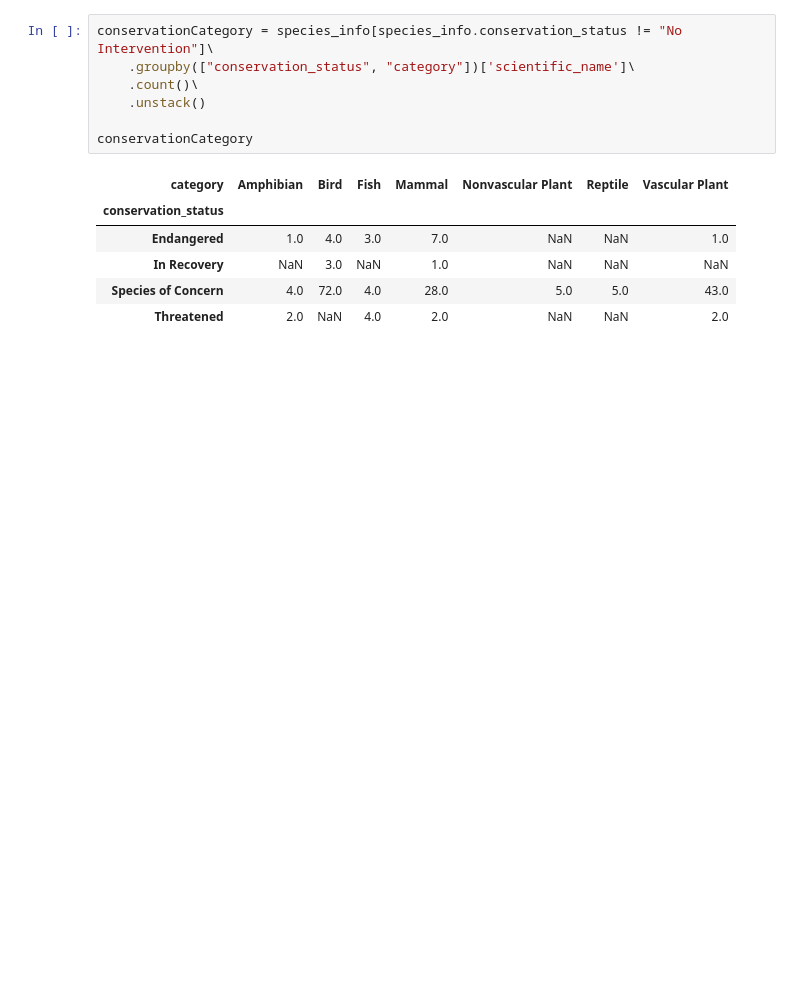
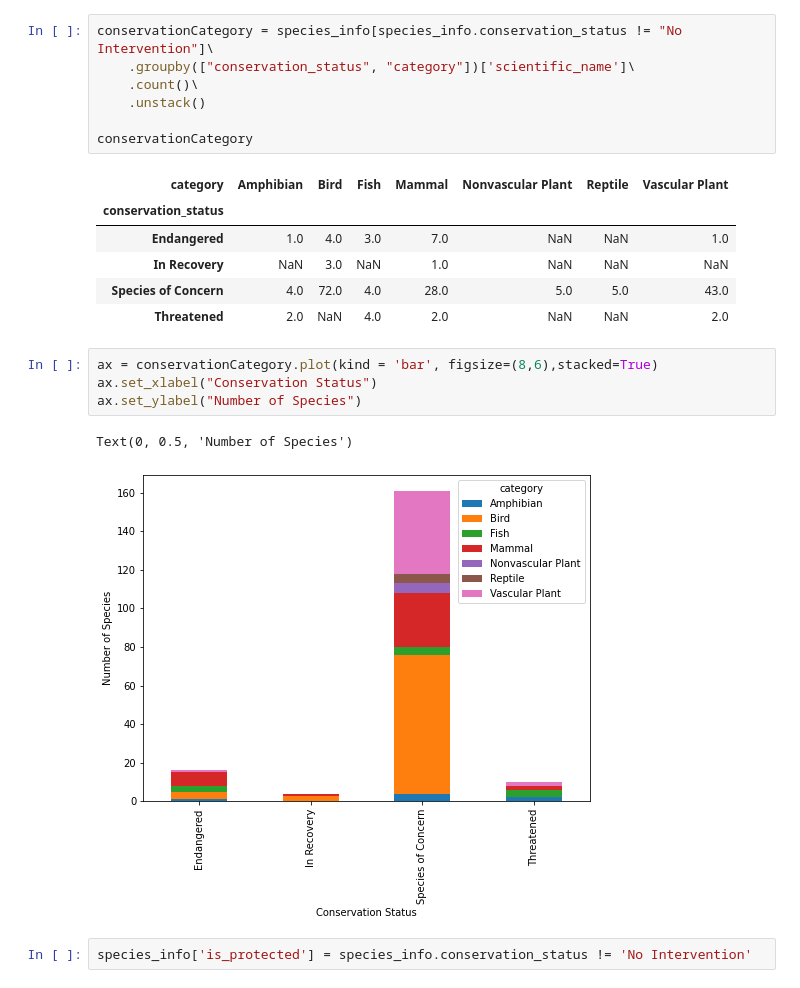
Before and after one commit to Afroleus/Biodiversity-National-Park-Project, a Jupyter notebook: Biodiversity Project.ipynb, the cells around one changed output. Drawn from its saved outputs; the diff is of its cells as text; blank space fills up the shorter version.

```diff
--- a/Biodiversity Project.ipynb
+++ b/Biodiversity Project.ipynb
@@ -130,3 +131,12 @@ conservationCategory
 | In Recovery | NaN | 3.0 | NaN | 1.0 | NaN | NaN | NaN |
 | Species of Concern | 4.0 | 72.0 | 4.0 | 28.0 | 5.0 | 5.0 | 43.0 |
 | Threatened | 2.0 | NaN | 4.0 | 2.0 | NaN | NaN | 2.0 |
+# %%
+ax = conservationCategory.plot(kind = 'bar', figsize=(8,6),stacked=True)
+ax.set_xlabel("Conservation Status")
+ax.set_ylabel("Number of Species")
+# %% [output]
+Text(0, 0.5, 'Number of Species')
+[figure, added]
+# %%
+species_info['is_protected'] = species_info.conservation_status != 'No Intervention'
```
Also changed, not shown: parts of 5 cells of this notebook.
